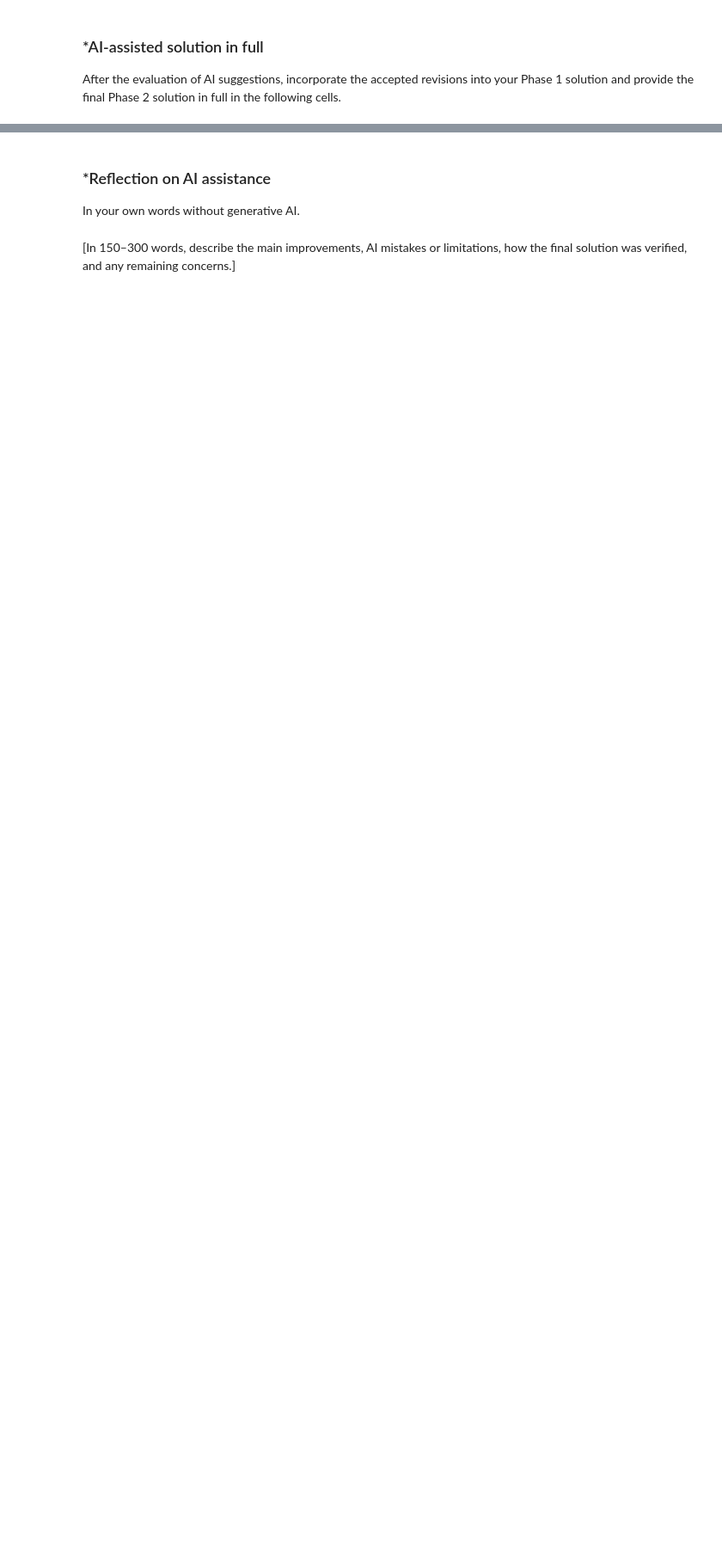
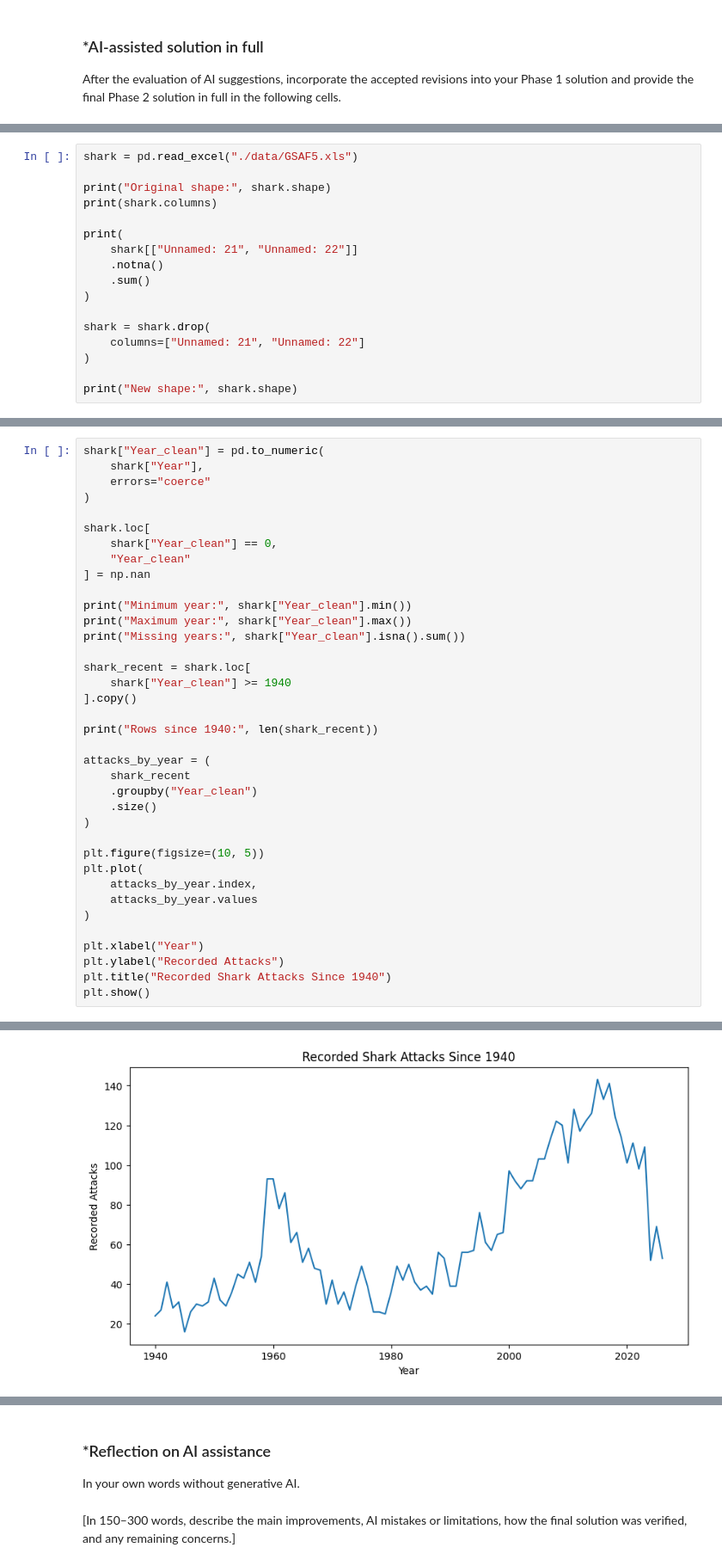
Before and after one commit to rushilnanga/A01-data-wrangling, a Jupyter notebook: notebook.ipynb, the cells around one changed output, grey strips where cells are left out. Shown at 86% size. Drawn from its saved outputs; the diff is of its cells as text; blank space fills up the shorter version.

```diff
--- a/notebook.ipynb
+++ b/notebook.ipynb
@@ -250,0 +365,17 @@ After the evaluation of AI suggestions, incorporate the accepted revisions into
+# %%
+shark = pd.read_excel("./data/GSAF5.xls")
+
+print("Original shape:", shark.shape)
+print(shark.columns)
+
+print(
+    shark[["Unnamed: 21", "Unnamed: 22"]]
+    .notna()
+    .sum()
+)
+
+shark = shark.drop(
+    columns=["Unnamed: 21", "Unnamed: 22"]
+)
+
+print("New shape:", shark.shape)
@@ -250,0 +393,38 @@ After the evaluation of AI suggestions, incorporate the accepted revisions into
+# %%
+shark["Year_clean"] = pd.to_numeric(
+    shark["Year"],
+    errors="coerce"
+)
+
+shark.loc[
+    shark["Year_clean"] == 0,
+    "Year_clean"
+] = np.nan
+
+print("Minimum year:", shark["Year_clean"].min())
+print("Maximum year:", shark["Year_clean"].max())
+print("Missing years:", shark["Year_clean"].isna().sum())
+
+shark_recent = shark.loc[
+    shark["Year_clean"] >= 1940
+].copy()
+
+print("Rows since 1940:", len(shark_recent))
+
+attacks_by_year = (
+    shark_recent
+    .groupby("Year_clean")
+    .size()
+)
+
+plt.figure(figsize=(10, 5))
+plt.plot(
+    attacks_by_year.index,
+    attacks_by_year.values
+)
+
+plt.xlabel("Year")
+plt.ylabel("Recorded Attacks")
+plt.title("Recorded Shark Attacks Since 1940")
+plt.show()
+# %% [output]
@@ -250,0 +435 @@ After the evaluation of AI suggestions, incorporate the accepted revisions into
+[figure, added]
```
Also changed, not shown: parts of 11 cells of this notebook.
